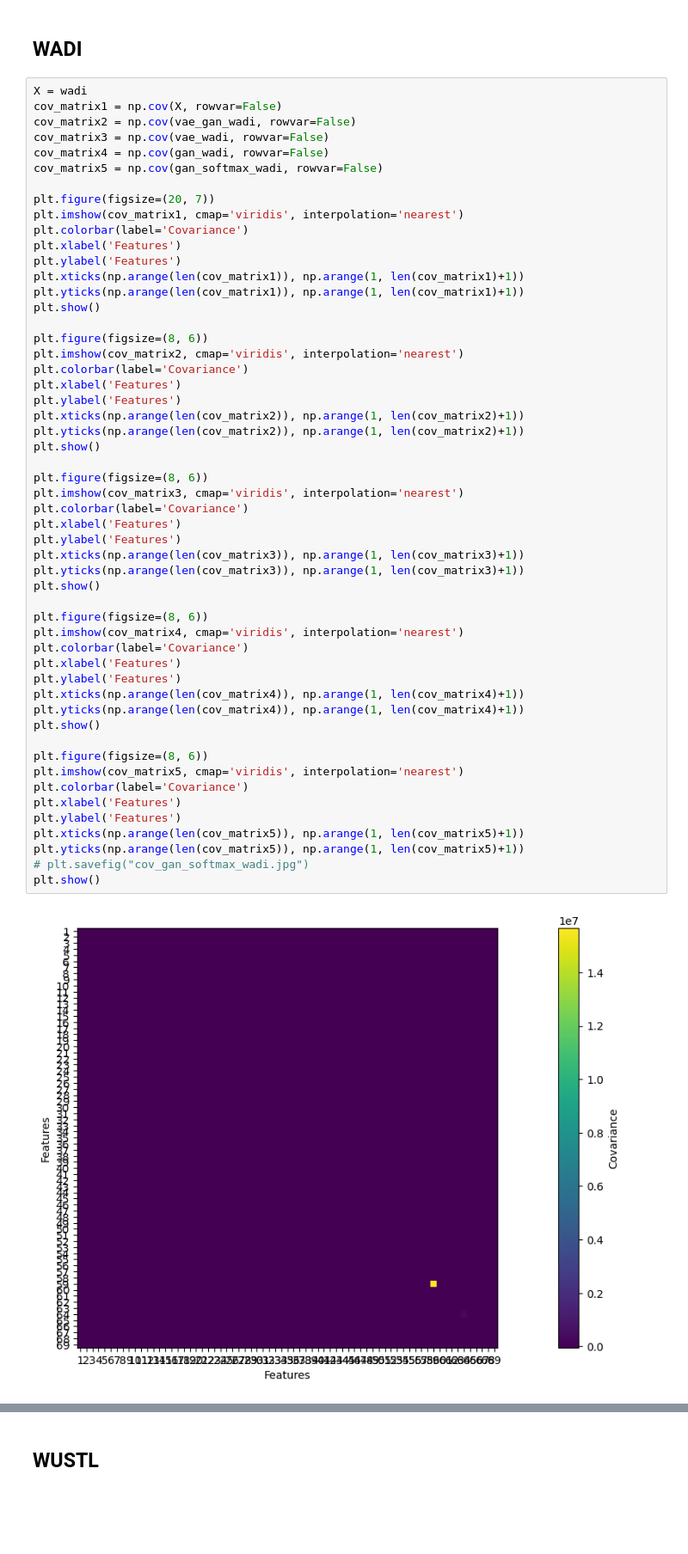
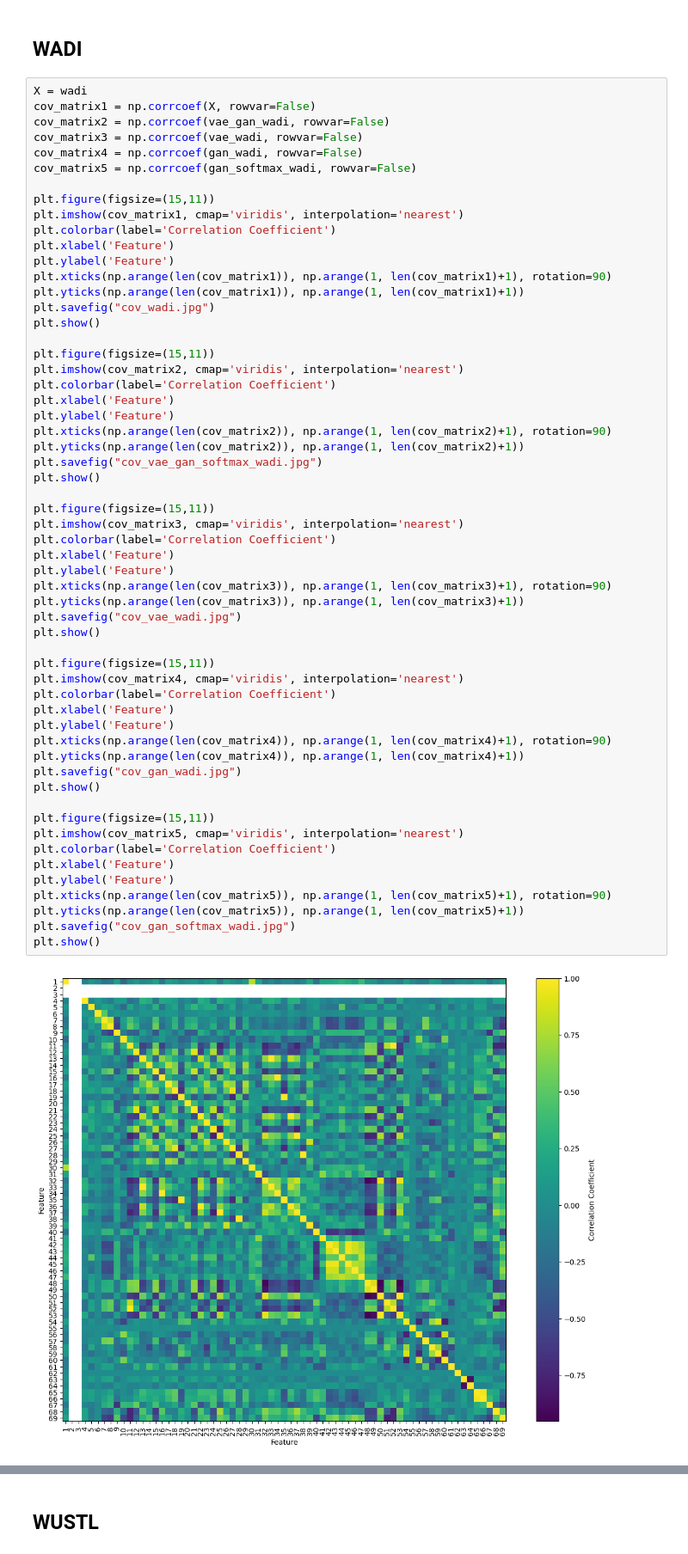
Before and after one commit to KylaNel/ICS_data_generation, a Jupyter notebook: code/covariance.ipynb, the cells around one changed output, grey strips where cells are left out. Shown at 86% size. Drawn from its saved outputs; the diff is of its cells as text; blank space fills up the shorter version.

```diff
--- a/code/covariance.ipynb
+++ b/code/covariance.ipynb
@@ -171,56 +174,60 @@ plt.show()
 ## WADI
 # %%
 X = wadi
-cov_matrix1 = np.cov(X, rowvar=False)
-cov_matrix2 = np.cov(vae_gan_wadi, rowvar=False)
-cov_matrix3 = np.cov(vae_wadi, rowvar=False)
-cov_matrix4 = np.cov(gan_wadi, rowvar=False)
-cov_matrix5 = np.cov(gan_softmax_wadi, rowvar=False)
+cov_matrix1 = np.corrcoef(X, rowvar=False)
+cov_matrix2 = np.corrcoef(vae_gan_wadi, rowvar=False)
+cov_matrix3 = np.corrcoef(vae_wadi, rowvar=False)
+cov_matrix4 = np.corrcoef(gan_wadi, rowvar=False)
+cov_matrix5 = np.corrcoef(gan_softmax_wadi, rowvar=False)
 
-plt.figure(figsize=(20, 7))
+plt.figure(figsize=(15,11))
 plt.imshow(cov_matrix1, cmap='viridis', interpolation='nearest')
-plt.colorbar(label='Covariance')
-plt.xlabel('Features')
-plt.ylabel('Features')
-plt.xticks(np.arange(len(cov_matrix1)), np.arange(1, len(cov_matrix1)+1))
+plt.colorbar(label='Correlation Coefficient')
+plt.xlabel('Feature')
+plt.ylabel('Feature')
+plt.xticks(np.arange(len(cov_matrix1)), np.arange(1, len(cov_matrix1)+1), rotation=90)
 plt.yticks(np.arange(len(cov_matrix1)), np.arange(1, len(cov_matrix1)+1))
+plt.savefig("cov_wadi.jpg")
 plt.show()
 
-plt.figure(figsize=(8, 6))
+plt.figure(figsize=(15,11))
 plt.imshow(cov_matrix2, cmap='viridis', interpolation='nearest')
-plt.colorbar(label='Covariance')
-plt.xlabel('Features')
-plt.ylabel('Features')
-plt.xticks(np.arange(len(cov_matrix2)), np.arange(1, len(cov_matrix2)+1))
+plt.colorbar(label='Correlation Coefficient')
+plt.xlabel('Feature')
+plt.ylabel('Feature')
+plt.xticks(np.arange(len(cov_matrix2)), np.arange(1, len(cov_matrix2)+1), rotation=90)
 plt.yticks(np.arange(len(cov_matrix2)), np.arange(1, len(cov_matrix2)+1))
+plt.savefig("cov_vae_gan_softmax_wadi.jpg")
 plt.show()
 
-plt.figure(figsize=(8, 6))
+plt.figure(figsize=(15,11))
 plt.imshow(cov_matrix3, cmap='viridis', interpolation='nearest')
-plt.colorbar(label='Covariance')
-plt.xlabel('Features')
-plt.ylabel('Features')
-plt.xticks(np.arange(len(cov_matrix3)), np.arange(1, len(cov_matrix3)+1))
+plt.colorbar(label='Correlation Coefficient')
+plt.xlabel('Feature')
+plt.ylabel('Feature')
+plt.xticks(np.arange(len(cov_matrix3)), np.arange(1, len(cov_matrix3)+1), rotation=90)
 plt.yticks(np.arange(len(cov_matrix3)), np.arange(1, len(cov_matrix3)+1))
+plt.savefig("cov_vae_wadi.jpg")
 plt.show()
 
-plt.figure(figsize=(8, 6))
+plt.figure(figsize=(15,11))
 plt.imshow(cov_matrix4, cmap='viridis', interpolation='nearest')
-plt.colorbar(label='Covariance')
-plt.xlabel('Features')
-plt.ylabel('Features')
-plt.xticks(np.arange(len(cov_matrix4)), np.arange(1, len(cov_matrix4)+1))
+plt.colorbar(label='Correlation Coefficient')
+plt.xlabel('Feature')
+plt.ylabel('Feature')
+plt.xticks(np.arange(len(cov_matrix4)), np.arange(1, len(cov_matrix4)+1), rotation=90)
 plt.yticks(np.arange(len(cov_matrix4)), np.arange(1, len(cov_matrix4)+1))
+plt.savefig("cov_gan_wadi.jpg")
 plt.show()
 
-plt.figure(figsize=(8, 6))
+plt.figure(figsize=(15,11))
 plt.imshow(cov_matrix5, cmap='viridis', interpolation='nearest')
-plt.colorbar(label='Covariance')
-plt.xlabel('Features')
-plt.ylabel('Features')
-plt.xticks(np.arange(len(cov_matrix5)), np.arange(1, len(cov_matrix5)+1))
+plt.colorbar(label='Correlation Coefficient')
+plt.xlabel('Feature')
+plt.ylabel('Feature')
+plt.xticks(np.arange(len(cov_matrix5)), np.arange(1, len(cov_matrix5)+1), rotation=90)
 plt.yticks(np.arange(len(cov_matrix5)), np.arange(1, len(cov_matrix5)+1))
-# plt.savefig("cov_gan_softmax_wadi.jpg")
+plt.savefig("cov_gan_softmax_wadi.jpg")
 plt.show()
 # %% [output]
-[figure, old version]
+[figure, new version]
```
Also changed, not shown: parts of 5 cells of this notebook, 3 other files.
